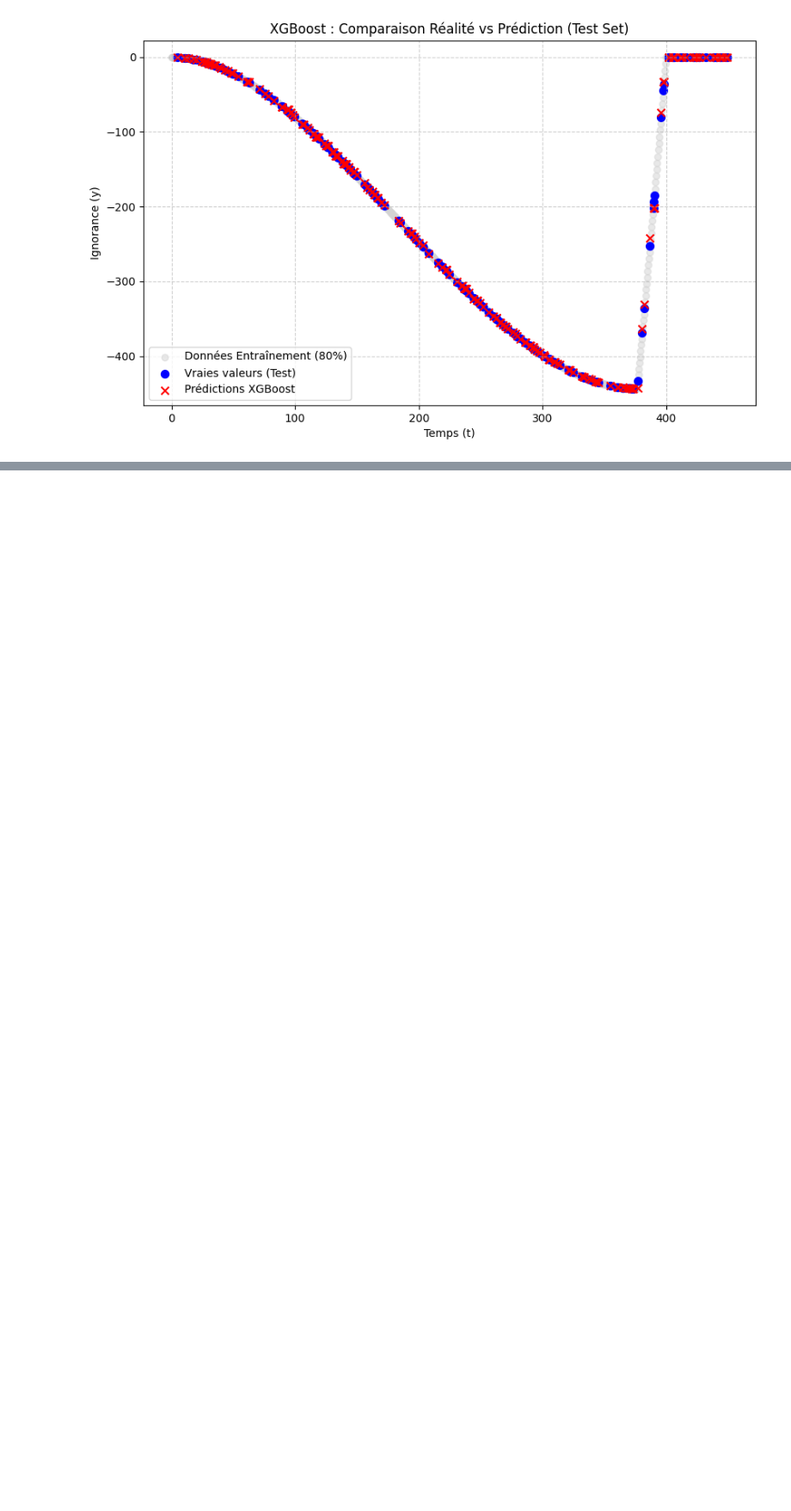
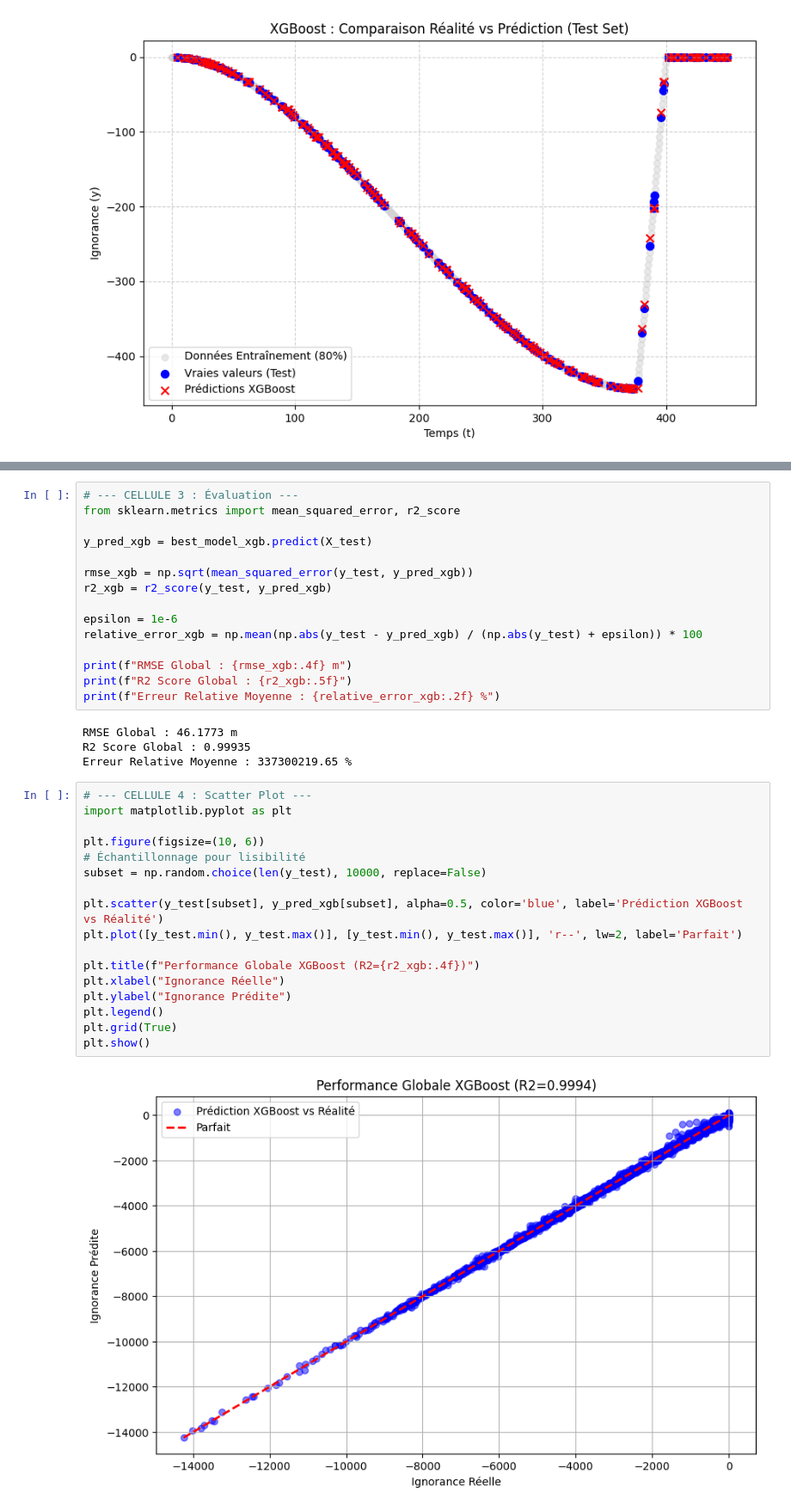
Before and after one commit to moubarik-ashraf/NOTEBOOKS, a Jupyter notebook: rendu5.ipynb, the cells around one changed output, grey strips where cells are left out. Shown at 86% size. Drawn from its saved outputs; the diff is of its cells as text; blank space fills up the shorter version.

```diff
--- a/rendu5.ipynb
+++ b/rendu5.ipynb
@@ -591,0 +867,38 @@ Score de généralisation (R²) : 1.0000
+# %%
+# --- CELLULE 3 : Évaluation ---
+from sklearn.metrics import mean_squared_error, r2_score
+
+y_pred_xgb = best_model_xgb.predict(X_test)
+
+rmse_xgb = np.sqrt(mean_squared_error(y_test, y_pred_xgb))
+r2_xgb = r2_score(y_test, y_pred_xgb)
+
+epsilon = 1e-6
+relative_error_xgb = np.mean(np.abs(y_test - y_pred_xgb) / (np.abs(y_test) + epsilon)) * 100
+
+print(f"RMSE Global : {rmse_xgb:.4f} m")
+print(f"R2 Score Global : {r2_xgb:.5f}")
+print(f"Erreur Relative Moyenne : {relative_error_xgb:.2f} %")
+# %% [output]
+RMSE Global : 46.1773 m
+R2 Score Global : 0.99935
+Erreur Relative Moyenne : 337300219.65 %
+# %%
+# --- CELLULE 4 : Scatter Plot ---
+import matplotlib.pyplot as plt
+
+plt.figure(figsize=(10, 6))
+# Échantillonnage pour lisibilité
+subset = np.random.choice(len(y_test), 10000, replace=False)
+
+plt.scatter(y_test[subset], y_pred_xgb[subset], alpha=0.5, color='blue', label='Prédiction XGBoost vs Réalité')
+plt.plot([y_test.min(), y_test.max()], [y_test.min(), y_test.max()], 'r--', lw=2, label='Parfait')
+
+plt.title(f"Performance Globale XGBoost (R2={r2_xgb:.4f})")
+plt.xlabel("Ignorance Réelle")
+plt.ylabel("Ignorance Prédite")
+plt.legend()
+plt.grid(True)
+plt.show()
+# %% [output]
+[figure, added]
```
Also changed, not shown: parts of 39 cells of this notebook.
